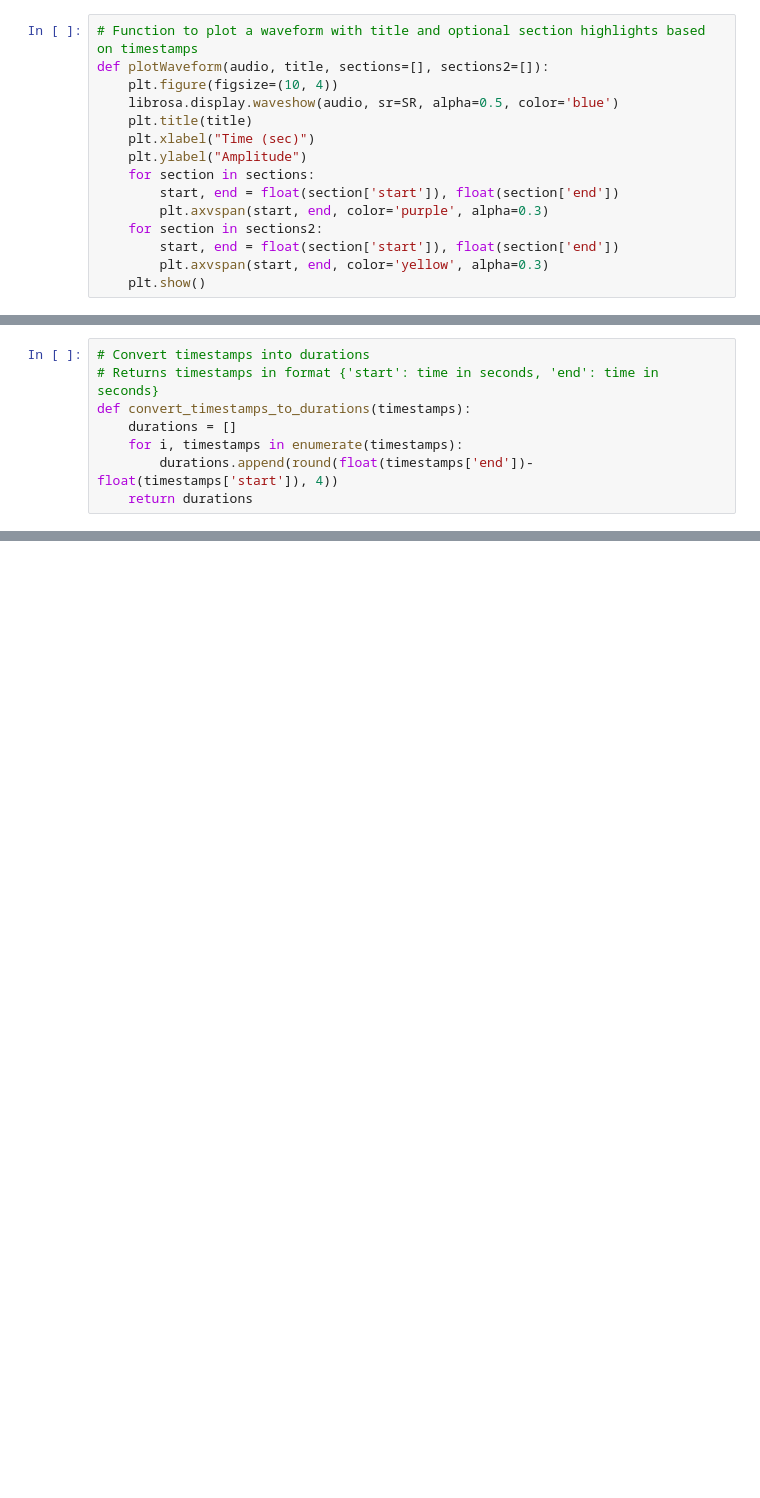
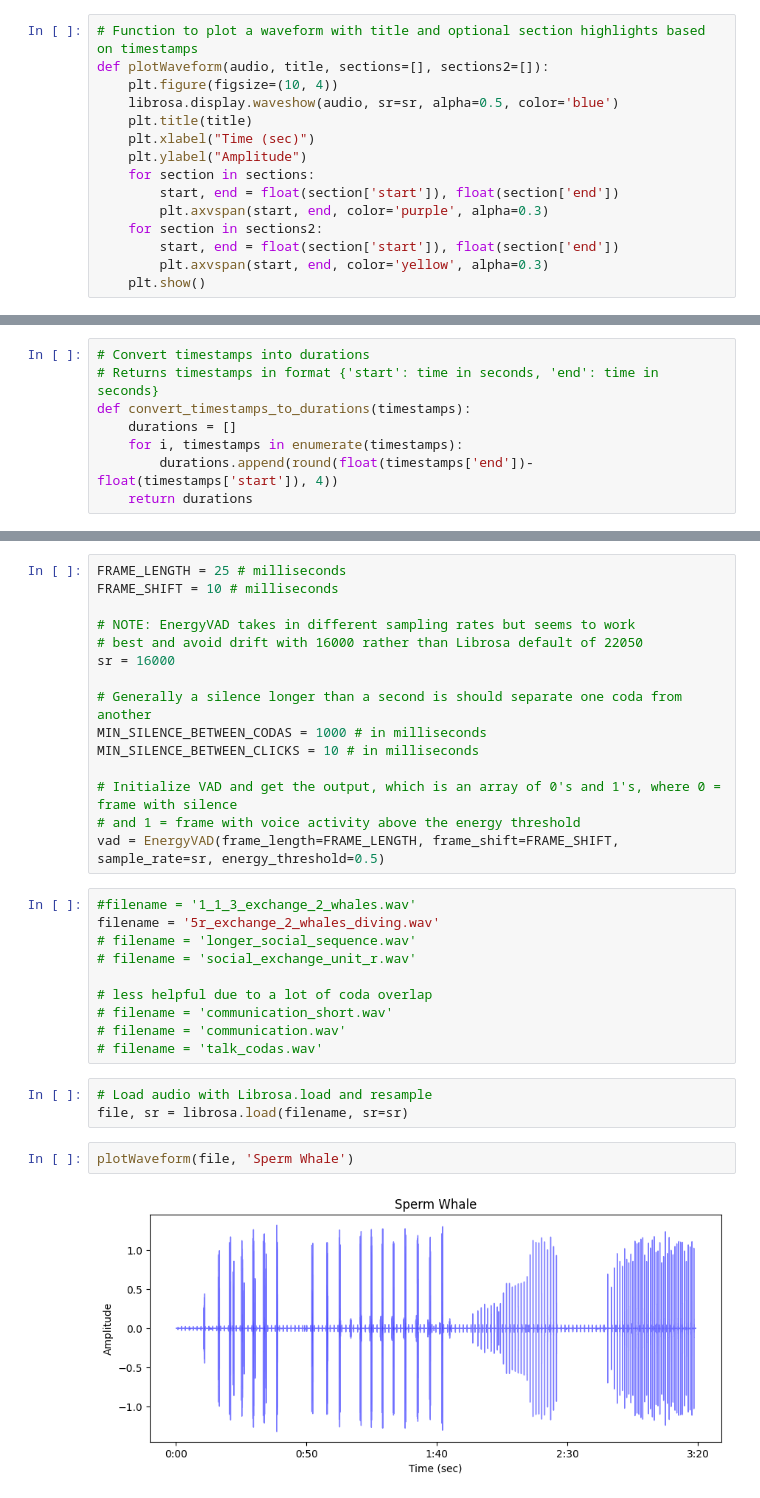
Before and after one commit to KaySRubio/audio-signal-processing, a Jupyter notebook: Analyzing Sperm Whale Codas with VAD.ipynb, the cells around one changed output, grey strips where cells are left out. Saved outputs shown, nothing was run; the diff lists cells and outputs as text; blank space fills up the shorter version.

Commit message:
Updated sperm whale coda logic

```diff
--- a/Analyzing Sperm Whale Codas with VAD.ipynb
+++ b/Analyzing Sperm Whale Codas with VAD.ipynb
@@ -39,7 +55,7 @@ SR = sr
 # Function to plot a waveform with title and optional section highlights based on timestamps
 def plotWaveform(audio, title, sections=[], sections2=[]):
     plt.figure(figsize=(10, 4))
-    librosa.display.waveshow(audio, sr=SR, alpha=0.5, color='blue')
+    librosa.display.waveshow(audio, sr=sr, alpha=0.5, color='blue')
     plt.title(title)
     plt.xlabel("Time (sec)")
     plt.ylabel("Amplitude")
@@ -252,0 +177,32 @@ This file only had 1+1+3, but the methods should work to identify other coda pat
+# %%
+FRAME_LENGTH = 25 # milliseconds
+FRAME_SHIFT = 10 # milliseconds
+
+# NOTE: EnergyVAD takes in different sampling rates but seems to work
+# best and avoid drift with 16000 rather than Librosa default of 22050
+sr = 16000
+
+# Generally a silence longer than a second is should separate one coda from another
+MIN_SILENCE_BETWEEN_CODAS = 1000 # in milliseconds
+MIN_SILENCE_BETWEEN_CLICKS = 10 # in milliseconds
+
+# Initialize VAD and get the output, which is an array of 0's and 1's, where 0 = frame with silence
+# and 1 = frame with voice activity above the energy threshold
+vad = EnergyVAD(frame_length=FRAME_LENGTH, frame_shift=FRAME_SHIFT, sample_rate=sr, energy_threshold=0.5)
+# %%
+#filename = '1_1_3_exchange_2_whales.wav'
+filename = '5r_exchange_2_whales_diving.wav'
+# filename = 'longer_social_sequence.wav'
+# filename = 'social_exchange_unit_r.wav'
+
+# less helpful due to a lot of coda overlap
+# filename = 'communication_short.wav'
+# filename = 'communication.wav'
+# filename = 'talk_codas.wav'
+# %%
+# Load audio with Librosa.load and resample
+file, sr = librosa.load(filename, sr=sr)
+# %%
+plotWaveform(file, 'Sperm Whale')
+# %% [output]
+[figure, added]
```
Also changed, not shown: parts of 45 cells of this notebook.
